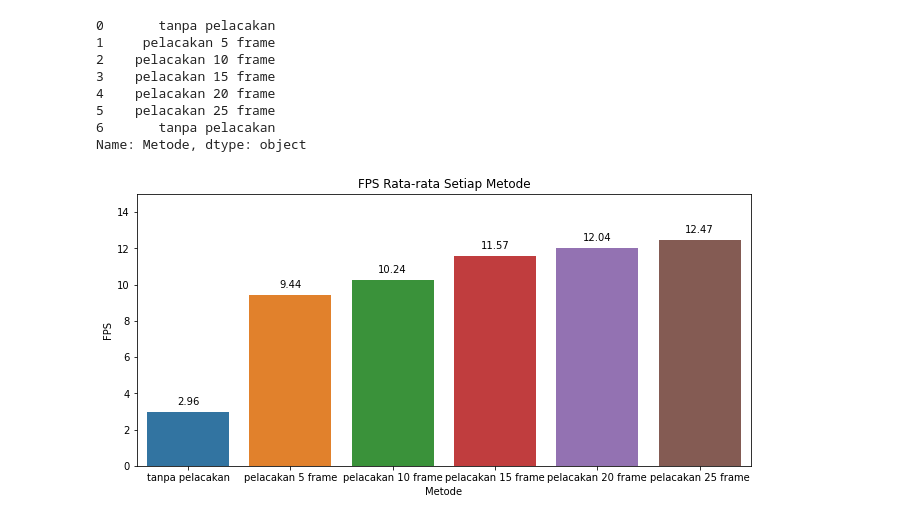
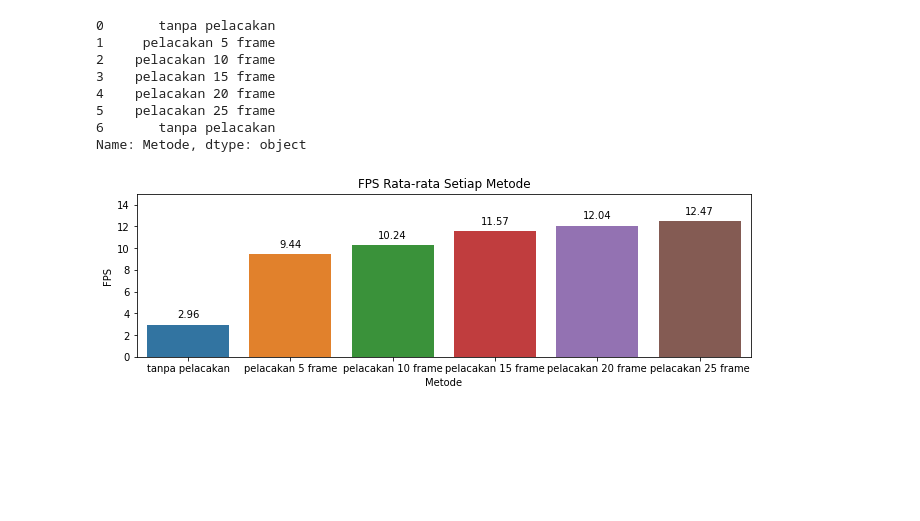
Before and after one commit to Arkoes07/skripsi-machine-learning, a Jupyter notebook: fps_evaluation.ipynb, the cells around one changed output. Drawn from its saved outputs; the diff is of its cells as text; code cells hidden in the pictures; blank space fills up the shorter version.

```diff
--- a/fps_evaluation.ipynb
+++ b/fps_evaluation.ipynb
@@ -29,11 +29,11 @@ Name: Metode, dtype: object
 # %%
 order = ['tanpa pelacakan','pelacakan 5 frame','pelacakan 10 frame','pelacakan 15 frame','pelacakan 20 frame','pelacakan 25 frame']
 bplot = sns.barplot(x='Metode', y='FPS', data=df.groupby('Metode').mean().reset_index(), order=order)
 plt.ylim(0,15)
-plt.rcParams["figure.figsize"] = (11,5)
+plt.rcParams["figure.figsize"] = (11,3)
 plt.title("FPS Rata-rata Setiap Metode")
 for p in bplot.patches:
      bplot.annotate(format(p.get_height(), '.2f'), (p.get_x() + p.get_width() / 2., p.get_height()), ha = 'center', va = 'center', xytext = (0, 10), textcoords = 'offset points')
 plt.savefig('plots/FPS_comparison.png')
 # %% [output]
-[figure, old version]
+[figure, new version]
```
Also changed, not shown: 7 other files.
